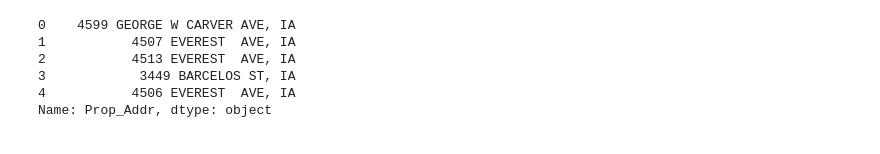
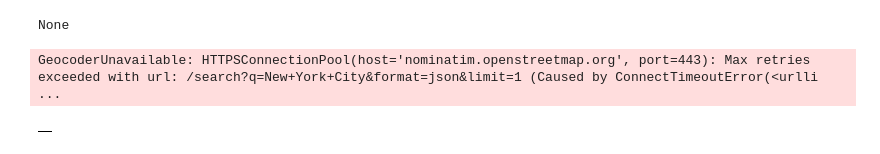
Before and after one commit to brendanhutchinson/Aimes-Iowa-ML, a Jupyter notebook: Yoni/Map Data.ipynb, the cells around one changed output. Saved outputs shown, nothing was run; the diff lists cells and outputs as text; code cells hidden in the pictures.

```diff
--- a/Yoni/Map Data.ipynb
+++ b/Yoni/Map Data.ipynb
@@ -0,0 +100,4 @@
+# %%
+x = range(20,5, -6)
+for n in x:
+  print(n)
@@ -0,0 +284,3 @@
+# %%
+merged_data = HousePriceDF.merge(mapdata[['Prop_Addr','SchD_S','MapRefNo']], left_on = 'PID', right_on= 'MapRefNo', how = 'left')
+merged_data
@@ -22,29 +312,39 @@ mapdata
-# %%
-from geopy.extra.rate_limiter import RateLimiter
-from geopy.geocoders import Nominatim
-locator = Nominatim(user_agent='ykornblau@gmail.com')
-
-# 1 - conveneint function to delay between geocoding calls
-geocode = RateLimiter(locator.geocode, min_delay_seconds=1)
-# 2- - create location column
-df = mapdata['Prop_Addr'].head() +', IA'
-df.apply(geocode)
-# # 3 - create longitude, laatitude and altitude from location column (returns tuple)
-# df['point'] = df['location'].apply(lambda loc: tuple(loc.point) if loc else None)
-# # 4 - split point column into latitude, longitude and altitude columns
-# df[['latitude', 'longitude', 'altitude']] = pd.DataFrame(df['point'].tolist(), index=df.index)
-df
-#for i in mapdata['Prop_Addr']:
-#     try:
-
-#         location = locator.geocode(i+ 'Ames,IA')
-#         print('Latitude = {}, Longitude = {}'.format(location.latitude, location.longitude))
-#     except:
-#         continue
-# %% [output]
-0    4599 GEORGE W CARVER AVE, IA
-1           4507 EVEREST  AVE, IA
-2           4513 EVEREST  AVE, IA
-3            3449 BARCELOS ST, IA
-4           4506 EVEREST  AVE, IA
-Name: Prop_Addr, dtype: object
+# %%
+# !pip install geocoder
+import geocoder
+g = geocoder.google('Mountain View, CA',user_agent='98.0.4758.82')
+print(g.latlng)
+# df= pd.DataFrame(df)
+
+# for i in df:
+#         print(locator.geocode(i))
+# %% [output]
+None
+# %%
+locator = Nominatim(user_agent='98.0.4758.82')
+location = locator.geocode('New York City')
+location
+# %% [output]
+GeocoderUnavailable: HTTPSConnectionPool(host='nominatim.openstreetmap.org', port=443): Max retries exceeded with url: /search?q=New+York+City&format=json&limit=1 (Caused by ConnectTimeoutError(<urlli ...
+# %%
+from geopy.extra.rate_limiter import RateLimiter
+from geopy.geocoders import Nominatim
+locator = Nominatim(user_agent='ykornblau')
+
+# geocode = RateLimiter(locator.geocode, min_delay_seconds=1)
+df = merged_data['Prop_Addr'].head(5)+', IA'
+lista = []
+for i in list(df):
+    try:
+        location = locator.geocode(i)
+        lista.append([i,location.latitude, location.longitude,location.altitude])
+    except:
+        continue
+    print(i)
+
+lat_long_df = pd.DataFrame(lista)
+
+# lat_long_df.columns = ['Address','Latitude','Longitude','Altitude']
+lat_long_df
+# %% [output]
+|  |
```
Also changed, not shown: parts of 11 cells of this notebook, 56 other files.
